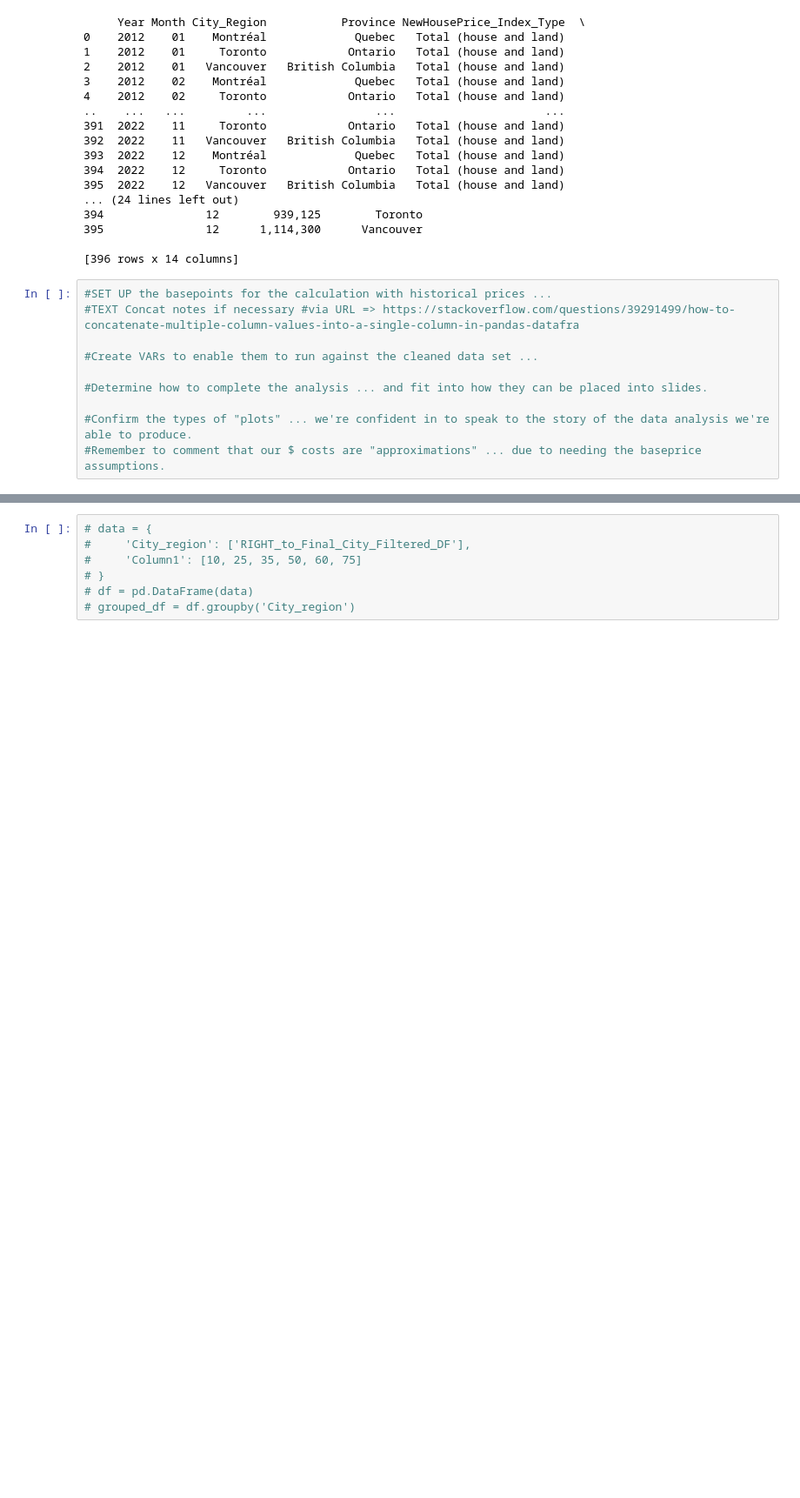
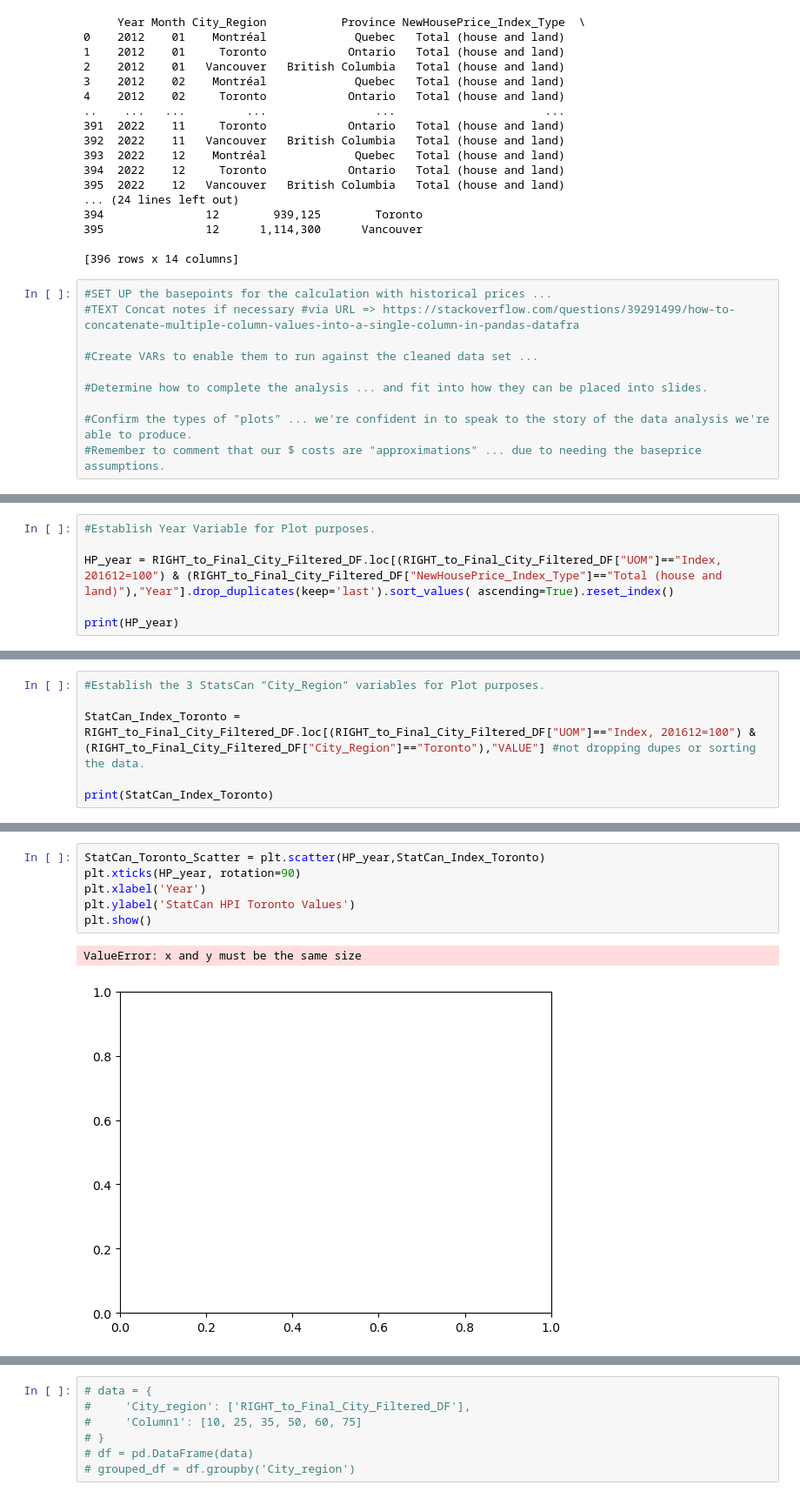
Before and after one commit to Ao-27/Project1_Group1_HousingMarket, a Jupyter notebook: group1_housing_solution.ipynb, the cells around one changed output, grey strips where cells are left out. Shown at 87% size. Cells and saved outputs as stored; diff of their text form; blank space fills up the shorter version.

```diff
--- a/group1_housing_solution.ipynb
+++ b/group1_housing_solution.ipynb
@@ -884,0 +917,6 @@ RIGHT_to_Final_City_Filtered_DF.tail()
+# %%
+#Establish Year Variable for Plot purposes.
+
+HP_year = RIGHT_to_Final_City_Filtered_DF.loc[(RIGHT_to_Final_City_Filtered_DF["UOM"]=="Index, 201612=100") & (RIGHT_to_Final_City_Filtered_DF["NewHousePrice_Index_Type"]=="Total (house and land)"),"Year"].drop_duplicates(keep='last').sort_values( ascending=True).reset_index()
+
+print(HP_year)
@@ -884,0 +936,6 @@ RIGHT_to_Final_City_Filtered_DF.tail()
+# %%
+#Establish the 3 StatsCan "City_Region" variables for Plot purposes.
+
+StatCan_Index_Toronto = RIGHT_to_Final_City_Filtered_DF.loc[(RIGHT_to_Final_City_Filtered_DF["UOM"]=="Index, 201612=100") & (RIGHT_to_Final_City_Filtered_DF["City_Region"]=="Toronto"),"VALUE"] #not dropping dupes or sorting the data.
+
+print(StatCan_Index_Toronto)
@@ -884,0 +965,9 @@ RIGHT_to_Final_City_Filtered_DF.tail()
+# %%
+StatCan_Toronto_Scatter = plt.scatter(HP_year,StatCan_Index_Toronto)
+plt.xticks(HP_year, rotation=90)
+plt.xlabel('Year')
+plt.ylabel('StatCan HPI Toronto Values')
+plt.show()
+# %% [output]
+ValueError: x and y must be the same size
+[figure, added]
```
Also changed, not shown: parts of 15 cells of this notebook, 1 other file.
